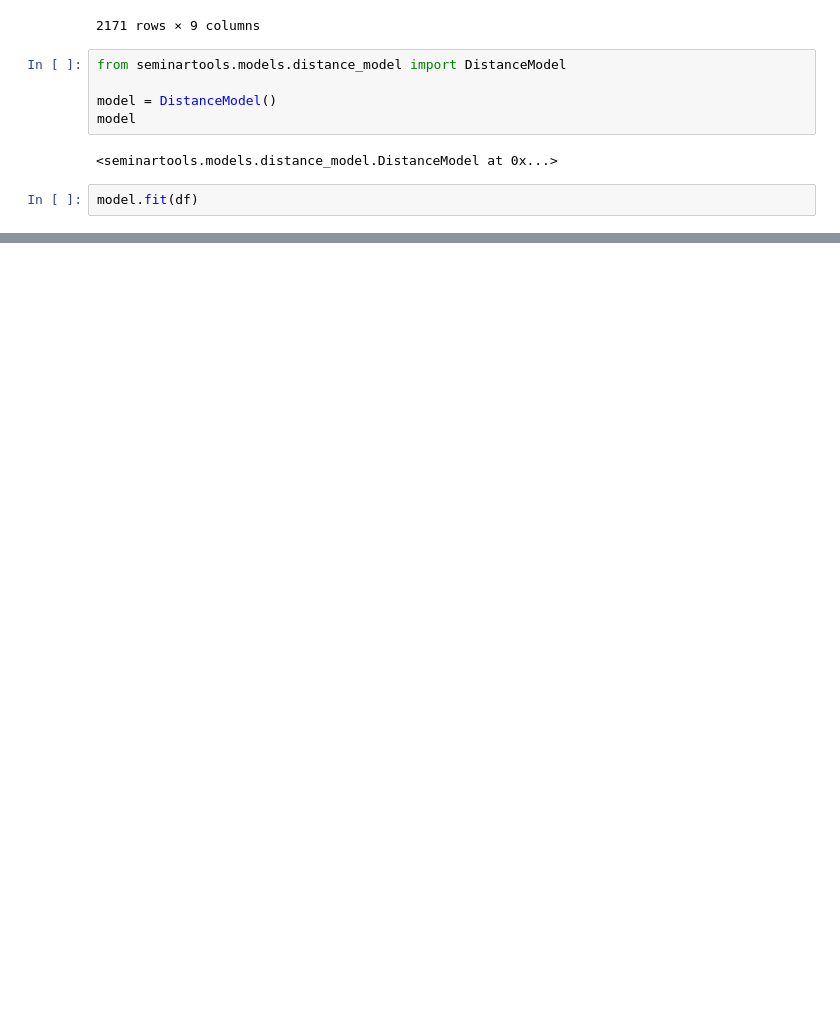
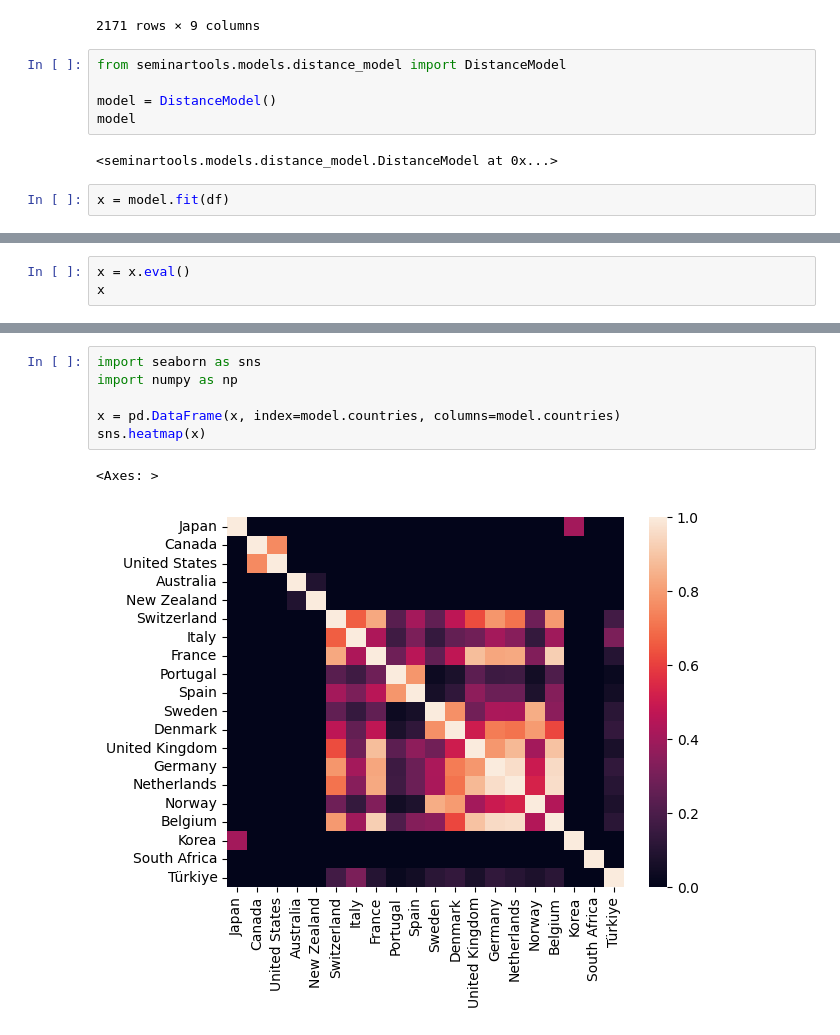
Before and after one commit to mvanaltvorst/seminar, a Jupyter notebook: notebooks/models/distance_model.ipynb, the cells around one changed output, grey strips where cells are left out. Cells and saved outputs as stored; diff of their text form; blank space fills up the shorter version.

```diff
--- a/notebooks/models/distance_model.ipynb
+++ b/notebooks/models/distance_model.ipynb
@@ -54,4 +54,4 @@ model
 # %% [output]
 <seminartools.models.distance_model.DistanceModel at 0x...>
 # %%
-model.fit(df)
+x = model.fit(df)
@@ -65,0 +58,3 @@ Country(alpha_2='KR', alpha_3='KOR', common_name='South Korea', flag='🇰🇷',
+# %%
+x = x.eval()
+x
@@ -65,0 +79,9 @@ Country(alpha_2='KR', alpha_3='KOR', common_name='South Korea', flag='🇰🇷',
+# %%
+import seaborn as sns
+import numpy as np
+
+x = pd.DataFrame(x, index=model.countries, columns=model.countries)
+sns.heatmap(x)
+# %% [output]
+<Axes: >
+[figure, added]
```
Also changed, not shown: parts of 3 cells of this notebook, 1 other file.
